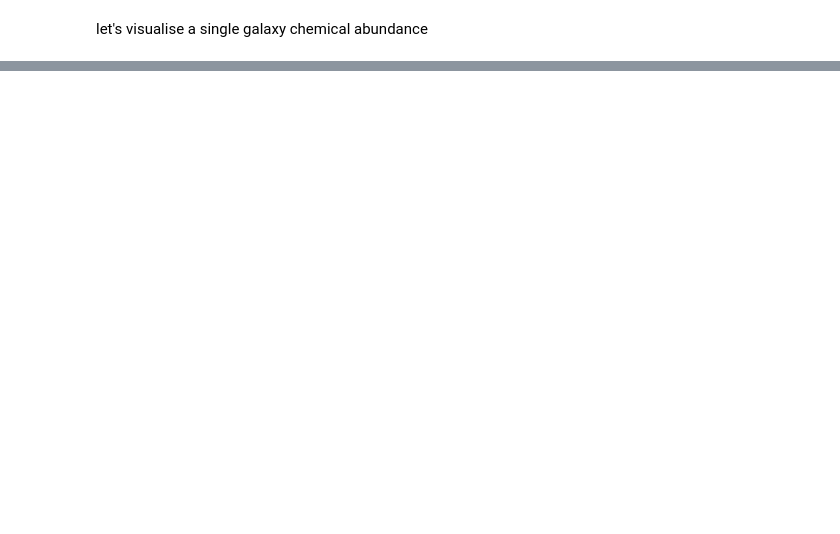
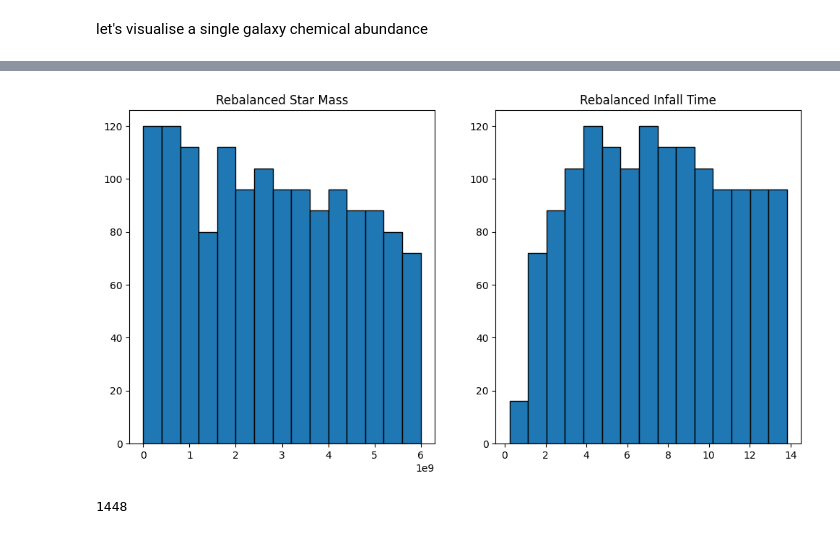
Before and after one commit to vepe99/CASBI, a Jupyter notebook: notebooks/single_halo_inference.ipynb, the cells around one changed output, grey strips where cells are left out. Drawn from its saved outputs; the diff is of its cells as text; code cells hidden in the pictures; blank space fills up the shorter version.

```diff
--- a/notebooks/single_halo_inference.ipynb
+++ b/notebooks/single_halo_inference.ipynb
@@ -129,0 +152,16 @@ fig = metric(
+# %%
+df = template_library.dataframe
+
+fig = plt.figure(figsize=(10, 5))
+ax = fig.add_subplot(121)
+ax.hist(df['star_mass'], bins=6)
+ax.axhline(500, c='r')
+# ax.set_yscale('log')
+ax.set_xscale('log')
+ax.set_xlabel('star_mass')
+ax.set_ylabel('number of galaxies')
+
+ax = fig.add_subplot(122)
+ax.hist(df['infall_time'])
+ax.set_yscale('log')
+ax.set_xlabel('star_age')
@@ -129,0 +227,41 @@ fig = metric(
+# %%
+import numpy as np
+import pandas as pd
+from sklearn.utils import resample
+import matplotlib.pyplot as plt
+
+data = df
+# Step 1: Define bins for uniform distribution
+num_bins = 15
+star_mass_bins = np.linspace(data['star_mass'].min(), data['star_mass'].max(), num_bins + 1)
+infall_time_bins = np.linspace(data['infall_time'].min(), data['infall_time'].max(), num_bins + 1)
+
+# Step 2: Create bin labels
+data['star_mass_bin'] = pd.cut(data['star_mass'], bins=star_mass_bins, labels=False)
+data['infall_time_bin'] = pd.cut(data['infall_time'], bins=infall_time_bins, labels=False)
+
+# Step 3: Rebalance by grouping
+grouped = data.groupby(['star_mass_bin', 'infall_time_bin'])
+
+# Step 4: Find the target count per bin
+target_count = min(group.size for _, group in grouped)
+
+# Step 5: Resample data
+rebalanced_data = grouped.apply(lambda x: x.sample(n=target_count, replace=len(x) < target_count)).reset_index(drop=True)
+
+# Step 6: Plot rebalanced histograms
+plt.figure(figsize=(12, 6))
+plt.subplot(1, 2, 1)
+plt.hist(rebalanced_data['star_mass'], bins=star_mass_bins, edgecolor='k')
+plt.title('Rebalanced Star Mass')
+
+plt.subplot(1, 2, 2)
+plt.hist(rebalanced_data['infall_time'], bins=infall_time_bins, edgecolor='k')
+plt.title('Rebalanced Infall Time')
+plt.show()
+# %% [output]
+[figure, added]
+# %%
+len(rebalanced_data)
+# %% [output]
+1448
```
Also changed, not shown: parts of 18 cells of this notebook, 3 other files.
